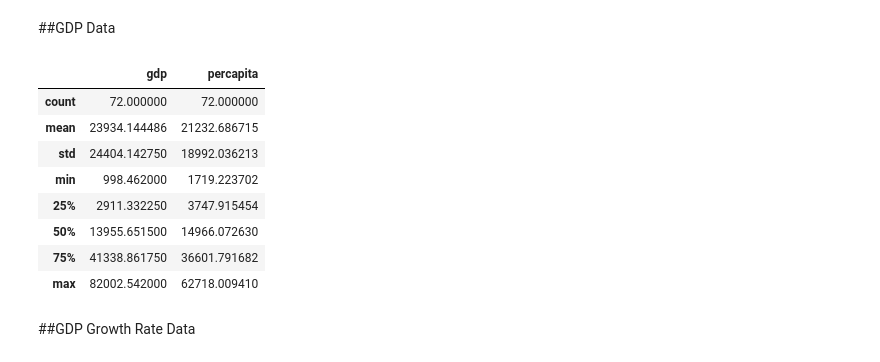
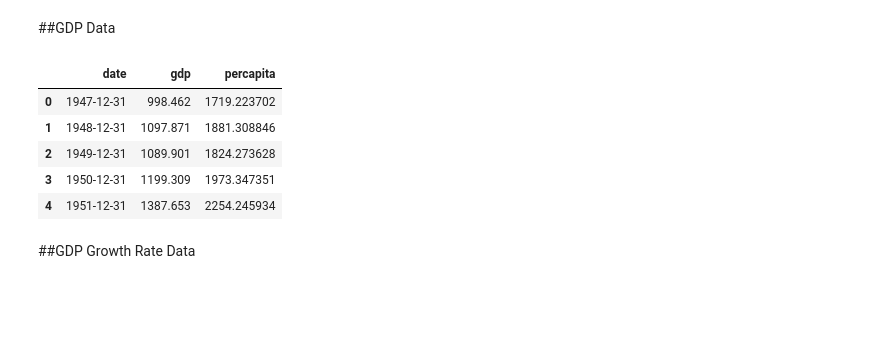
Before and after one commit to raghavadevarajeurs/MachineLearning, a Jupyter notebook: Assignment1/Machine_Learning_KMeans.ipynb, the cells around one changed output. Cells and saved outputs as stored; diff of their text form; code cells hidden in the pictures; blank space fills up the shorter version.

```diff
--- a/Assignment1/Machine_Learning_KMeans.ipynb
+++ b/Assignment1/Machine_Learning_KMeans.ipynb
@@ -16,6 +28,7 @@ Various Data Set used below are extracted from [Macro Trends](https://www.macrot
 # %% [markdown]
 ##GDP Data
 # %%
-url="https://raw.githubusercontent.com/raghavadevarajeurs/MachineLearning/main/Data/united-states-gdp_new.csv"
+#url="https://raw.githubusercontent.com/raghavadevarajeurs/MachineLearning/main/Data/united-states-gdp_new.csv"
+url="https://docs.google.com/spreadsheets/d/e/2PACX-1vRufhPBpjTiWgoLvxg7R2M_tjdS5yhisvr3Tssjx27OYOk370oxDh3HqQBbQAFPTuIi5KNAgrC59fka/pub?gid=532130325&single=true&output=csv"
 file=requests.get(url).content
 gdp_data=pd.read_csv(io.StringIO(file.decode('utf-8')),sep=',')
@@ -22,17 +39,14 @@ gdp_data=pd.read_csv(io.StringIO(file.decode('utf-8')),sep=',')
 # %%
 gdp_data.rename(columns={'GDP':'gdp'}, inplace=True)
-# %%
-gdp_data.describe()
-# %% [output]
-|  | gdp | percapita |
-| count | 72.000000 | 72.000000 |
-| mean | 23934.144486 | 21232.686715 |
-| std | 24404.142750 | 18992.036213 |
-| min | 998.462000 | 1719.223702 |
-| 25% | 2911.332250 | 3747.915454 |
-| 50% | 13955.651500 | 14966.072630 |
-| 75% | 41338.861750 | 36601.791682 |
-| max | 82002.542000 | 62718.009410 |
+# %%
+gdp_data.head(5)
+# %% [output]
+|  | date | gdp | percapita |
+| 0 | 1947-12-31 | 998.462 | 1719.223702 |
+| 1 | 1948-12-31 | 1097.871 | 1881.308846 |
+| 2 | 1949-12-31 | 1089.901 | 1824.273628 |
+| 3 | 1950-12-31 | 1199.309 | 1973.347351 |
+| 4 | 1951-12-31 | 1387.653 | 2254.245934 |
 # %% [markdown]
 ##GDP Growth Rate Data
 # %%
```
Also changed, not shown: parts of 22 cells of this notebook.
